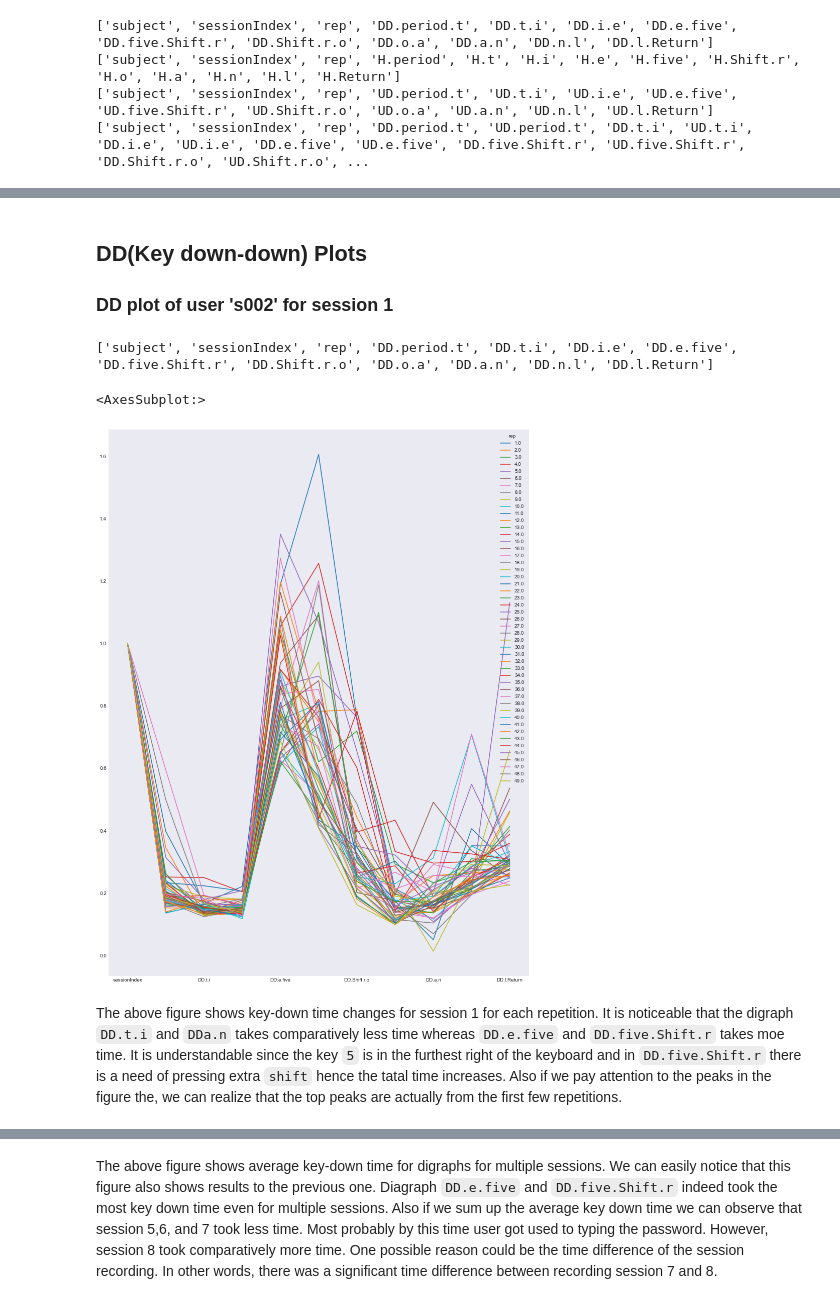
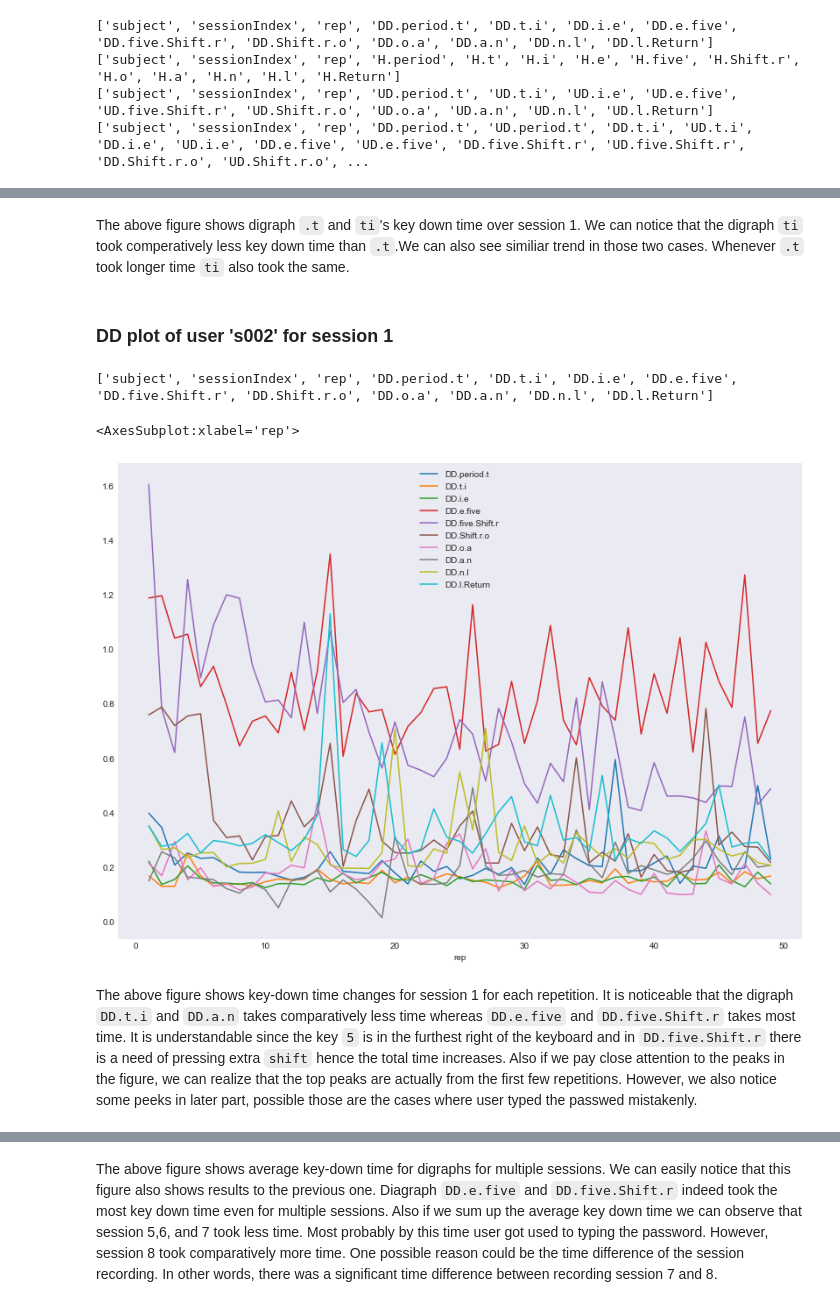
Before and after one commit to pritom007/keystroke, a Jupyter notebook: keystroke.ipynb, the cells around one changed output, grey strips where cells are left out. Saved outputs shown, nothing was run; the diff lists cells and outputs as text; code cells hidden in the pictures.

Commit message:
fix: graph style and format

```diff
--- a/keystroke.ipynb
+++ b/keystroke.ipynb
@@ -85,20 +107,24 @@ print(ud_dd_cols)
+# %% [markdown]
+The above figure shows digraph `.t` and `ti`'s key down time over session 1. We can notice that the digraph `ti` took comperatively less key down time than `.t`.We can also see similiar trend in those two cases. Whenever `.t` took longer time `ti` also took the same.
 # %% [markdown]
-## DD(Key down-down) Plots
 ### DD plot of user 's002' for session 1
 # %%
 print(dd_cols)
 kdd_latency_002 = data_visualization[dd_cols]
+
 kdls_002 = kdd_latency_002['subject']
 kdd_latency_002 = kdd_latency_002.where((kdls_002 =='s002') & (kdd_latency_002['sessionIndex']==1)& (kdd_latency_002['rep']<50))
-kdd_latency_002 = kdd_latency_002.dropna()
+kdd_latency_002.drop(columns=['sessionIndex'],axis=1,inplace=True)
+kdd_latency_002.dropna()
 kdd_latency_002 = kdd_latency_002.groupby('rep').agg('mean')
-kdd_latency_002.T.plot(figsize=(15,20))
+#kdd_latency_002.T.plot(figsize=(15,10))
+kdd_latency_002.plot(figsize=(14, 10))
 # %% [output]
 ['subject', 'sessionIndex', 'rep', 'DD.period.t', 'DD.t.i', 'DD.i.e', 'DD.e.five', 'DD.five.Shift.r', 'DD.Shift.r.o', 'DD.o.a', 'DD.a.n', 'DD.n.l', 'DD.l.Return']
-<AxesSubplot:>
+<AxesSubplot:xlabel='rep'>
-[figure, old version]
+[figure, new version]
 # %% [markdown]
-The above figure shows key-down time changes for session 1 for each repetition. It is noticeable that the digraph `DD.t.i` and `DDa.n` takes comparatively less time whereas `DD.e.five` and `DD.five.Shift.r` takes moe time. It is understandable since the key `5` is in the furthest right of the keyboard and  in `DD.five.Shift.r` there is a need of pressing extra `shift` hence the tatal time increases. Also if we pay attention to the peaks in the figure the, we can realize that the top peaks are actually from the first few repetitions.
+The above figure shows key-down time changes for session 1 for each repetition. It is noticeable that the digraph `DD.t.i` and `DD.a.n` takes comparatively less time whereas `DD.e.five` and `DD.five.Shift.r` takes most time. It is understandable since the key `5` is in the furthest right of the keyboard and  in `DD.five.Shift.r` there is a need of pressing extra `shift` hence the total time increases. Also if we pay close attention to the peaks in the figure, we can realize that the top peaks are actually from the first few repetitions. However, we also notice some peeks in later part, possible those are the cases where user typed the passwed mistakenly.
 # %%
 kdd_latency_002 = data_visualization[dd_cols]
 kdd_latency_002 = kdd_latency_002.drop(columns=['rep'], axis=1)
```
Also changed, not shown: parts of 15 cells of this notebook.
